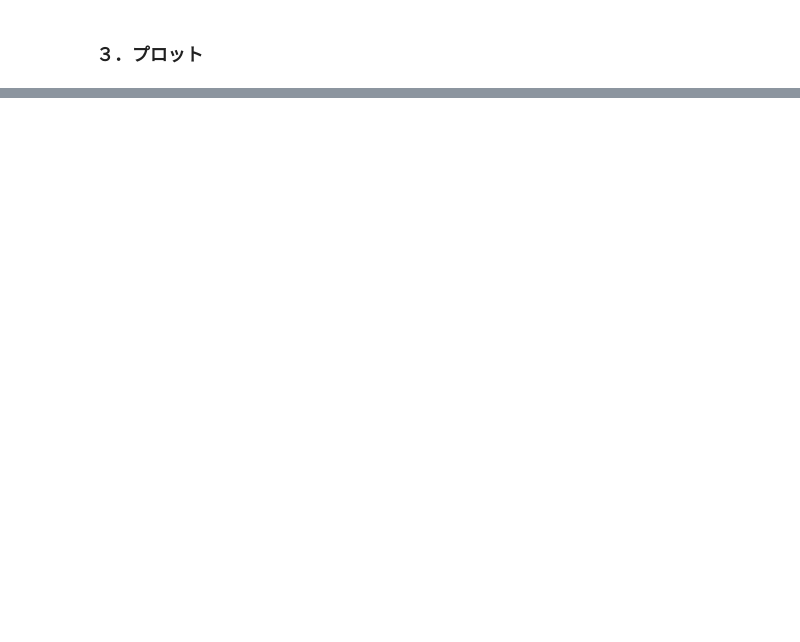
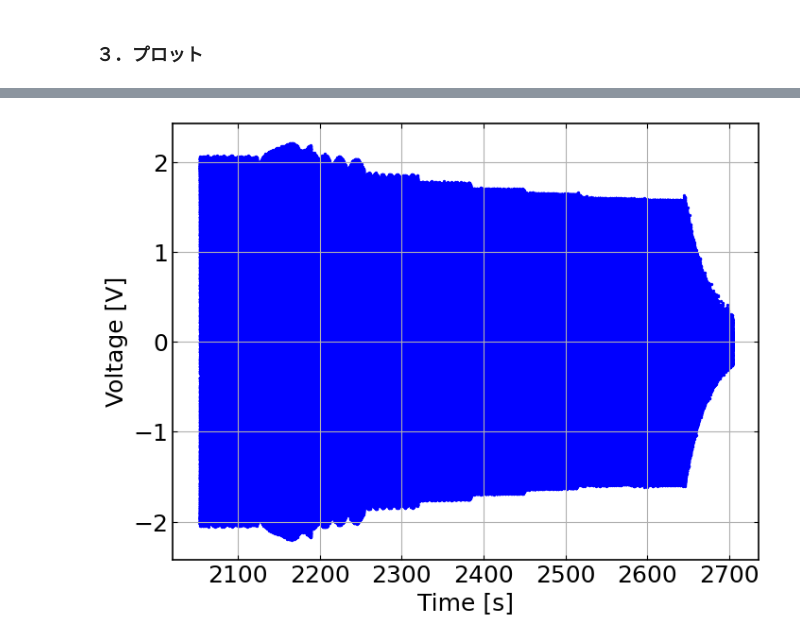
Before and after one commit to Ryoaki374/ipmu_DAQ, a Jupyter notebook: src/hdf2csv.ipynb, the cells around one changed output, grey strips where cells are left out. Cells and saved outputs as stored; diff of their text form; code cells hidden in the pictures; blank space fills up the shorter version.

```diff
--- a/src/hdf2csv.ipynb
+++ b/src/hdf2csv.ipynb
@@ -183,0 +206,22 @@ ax.legend()
+# %%
+fig, ax = plt.subplots(figsize=(8, 6))
+ax.scatter(df_data["current_reduction/current_45"]["rel_time"][:], df_data["current_reduction/current_45"]["Vu"][:], label="Current (Iu)", color="b",s=2)
+ax.scatter(df_data["current_reduction/current_40"]["rel_time"][:], df_data["current_reduction/current_40"]["Vu"][:], label="Current (Iu)", color="b",s=2)
+ax.scatter(df_data["current_reduction/current_35"]["rel_time"][:], df_data["current_reduction/current_35"]["Vu"][:], label="Current (Iu)", color="b",s=2)
+ax.scatter(df_data["current_reduction/current_30"]["rel_time"][:], df_data["current_reduction/current_30"]["Vu"][:], label="Current (Iu)", color="b",s=2)
+ax.scatter(df_data["current_reduction/current_25"]["rel_time"][:], df_data["current_reduction/current_25"]["Vu"][:], label="Current (Iu)", color="b",s=2)
+ax.scatter(df_data["current_reduction/current_20"]["rel_time"][:], df_data["current_reduction/current_20"]["Vu"][:], label="Current (Iu)", color="b",s=2)
+ax.scatter(df_data["current_reduction/current_15"]["rel_time"][:], df_data["current_reduction/current_15"]["Vu"][:], label="Current (Iu)", color="b",s=2)
+ax.scatter(df_data["current_reduction/current_10"]["rel_time"][:], df_data["current_reduction/current_10"]["Vu"][:], label="Current (Iu)", color="b",s=2)
+ax.scatter(df_data["current_reduction/current_9"]["rel_time"][:], df_data["current_reduction/current_9"]["Vu"][:], label="Current (Iu)", color="b",s=2)
+ax.scatter(df_data["current_reduction/current_8"]["rel_time"][:], df_data["current_reduction/current_8"]["Vu"][:], label="Current (Iu)", color="b",s=2)
+#ax.plot(df_data["current_reduction/current_35"]["rel_time"][:], df_data["current_reduction/current_35"]["Iu"][:], label="Current (Iu)", color="red",)
+#ax.plot(df_data["current_reduction/current_20"]["rel_time"][:1000], df_data["current_reduction/current_20"]["Vu"][:1000], label="Voltage (Vu)", color="blue",)
+
+ax.set_xlabel("Time [s]")
+ax.set_ylabel("Voltage [V]")
+
+ax.grid()
+#ax.legend()
+# %% [output]
+[figure, added]
```
Also changed, not shown: parts of 14 cells of this notebook, 5 other files.
